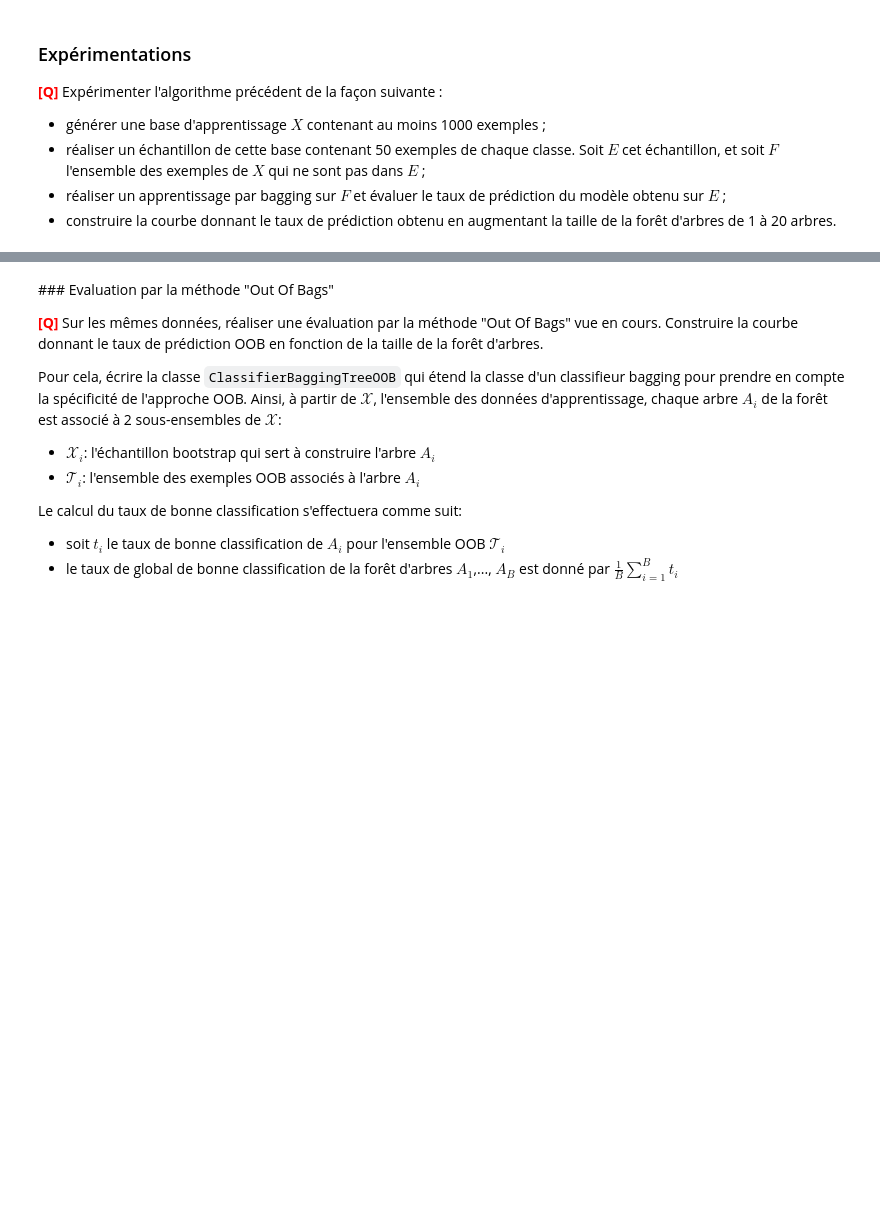
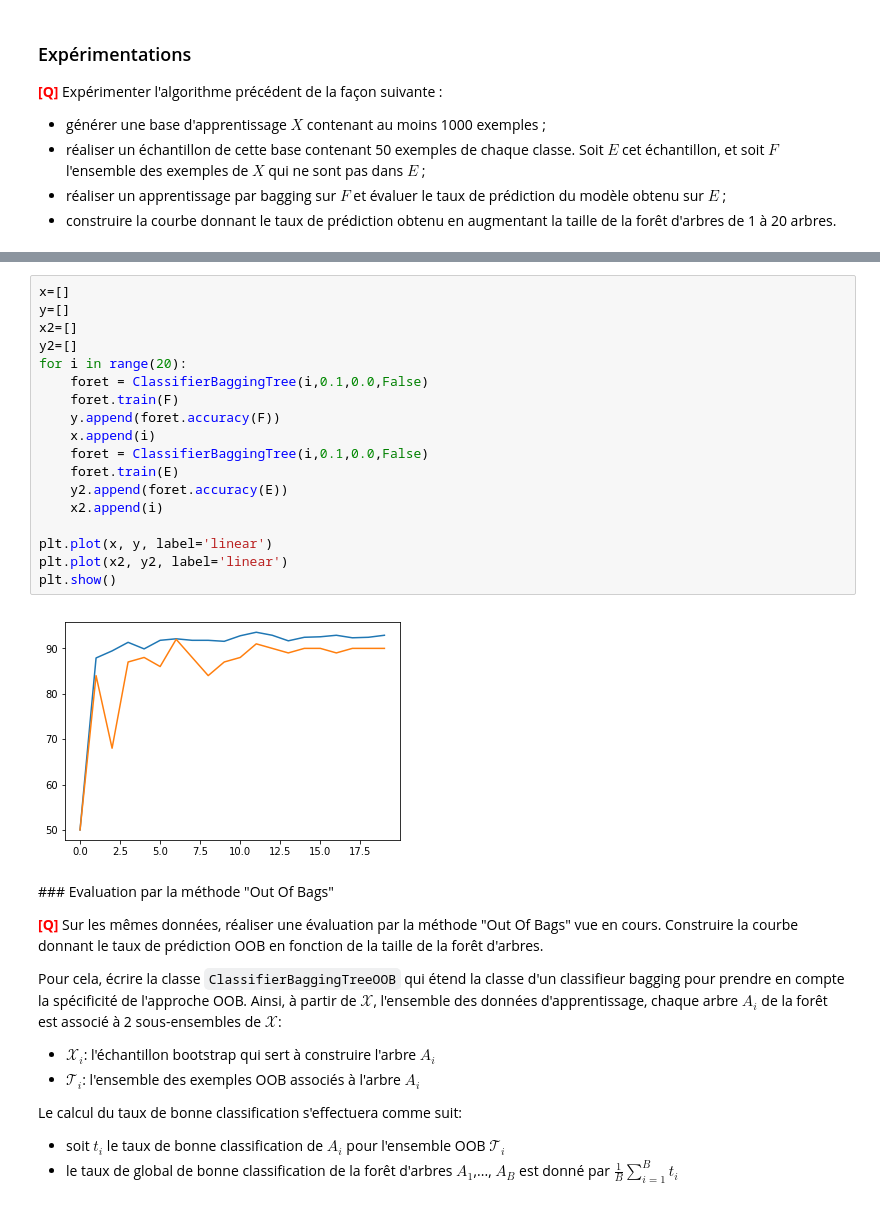
Before and after one commit to ohouens/3i026, a Jupyter notebook: tme-06/TME06-OHOUENS-SALEH.ipynb, the cells around one changed output, grey strips where cells are left out. Cells and saved outputs as stored; diff of their text form; blank space fills up the shorter version.

```diff
--- a/tme-06/TME06-OHOUENS-SALEH.ipynb
+++ b/tme-06/TME06-OHOUENS-SALEH.ipynb
@@ -558,3 +670,23 @@ Bagging : 20 trees: accuracy totale: train=97.0000 test=87.7778
+# %%
+x=[]
+y=[]
+x2=[]
+y2=[]
+for i in range(20):
+    foret = ClassifierBaggingTree(i,0.1,0.0,False)
+    foret.train(F)
+    y.append(foret.accuracy(F))
+    x.append(i)
+    foret = ClassifierBaggingTree(i,0.1,0.0,False)
+    foret.train(E)
+    y2.append(foret.accuracy(E))
+    x2.append(i)
+
+plt.plot(x, y, label='linear')
+plt.plot(x2, y2, label='linear')
+plt.show()
+# %% [output]
+[figure, added]
 # %% [markdown]
 ### Evaluation par la méthode "Out Of Bags"
 
```
Also changed, not shown: parts of 18 cells of this notebook.
